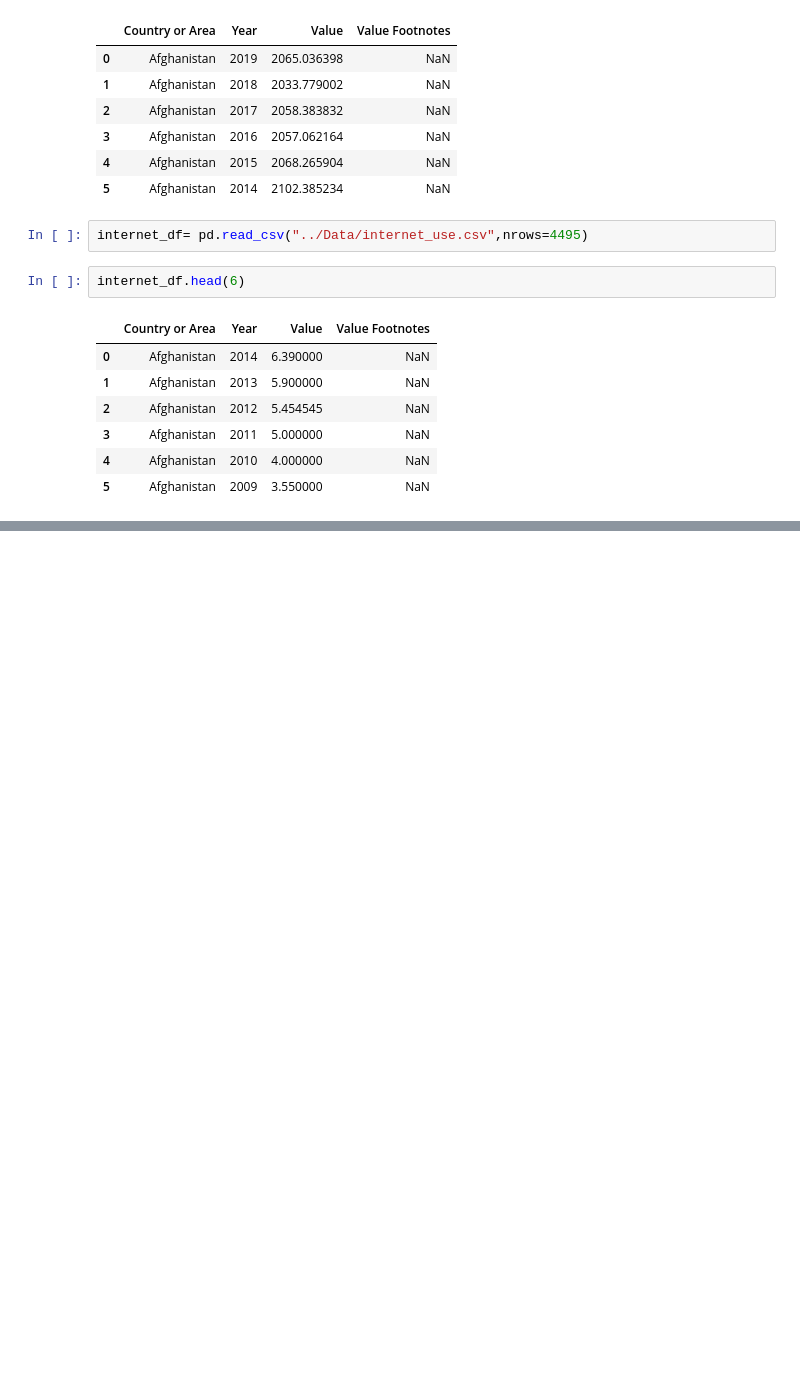
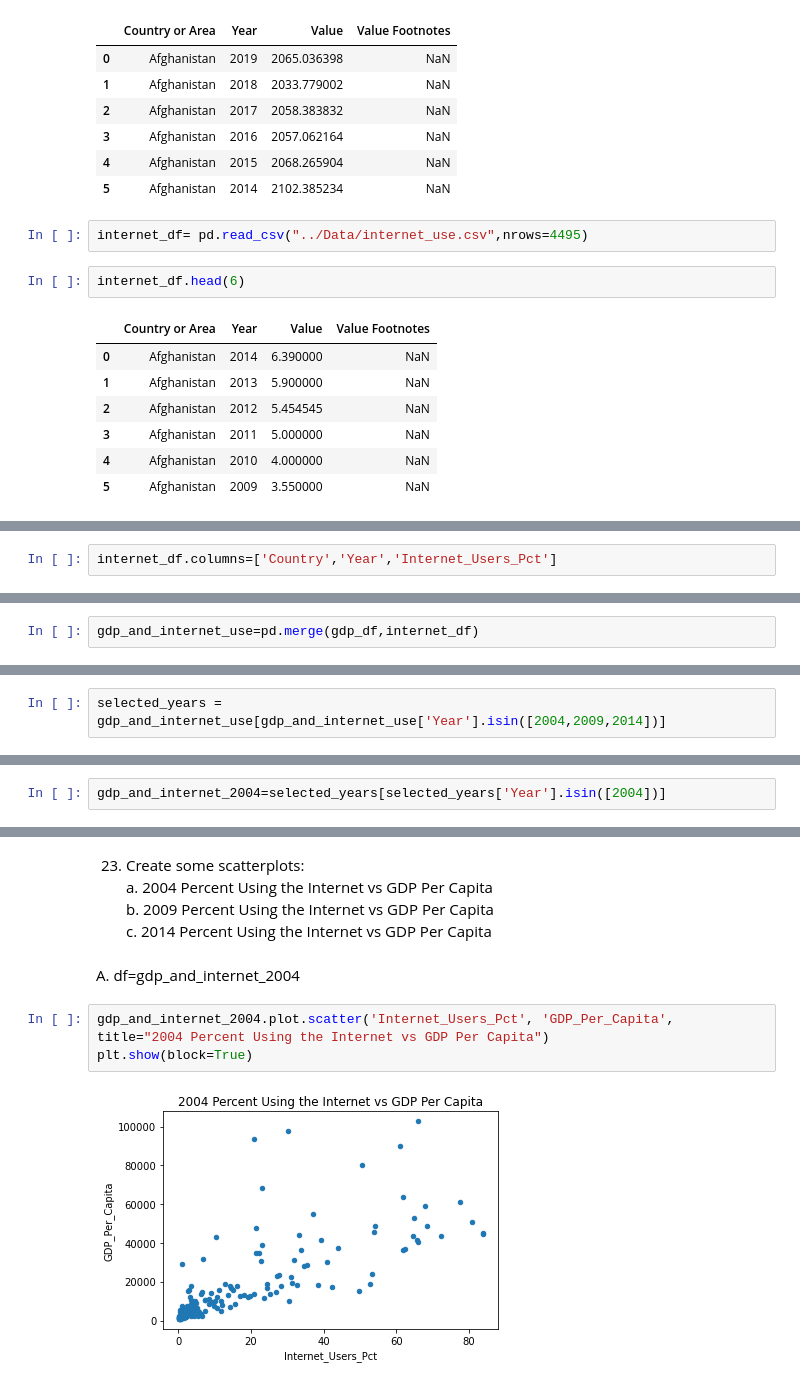
Before and after one commit to NSS-Data-Analytics-Cohort-7/gdp-and-internet-usage-jessw4914, a Jupyter notebook: notebook/Jess_un.ipynb, the cells around one changed output, grey strips where cells are left out. Saved outputs shown, nothing was run; the diff lists cells and outputs as text; blank space fills up the shorter version.

```diff
--- a/notebook/Jess_un.ipynb
+++ b/notebook/Jess_un.ipynb
@@ -33,0 +92,2 @@ internet_df.head(6)
+# %%
+internet_df.columns=['Country','Year','Internet_Users_Pct']
@@ -33,0 +96,2 @@ internet_df.head(6)
+# %%
+gdp_and_internet_use=pd.merge(gdp_df,internet_df)
@@ -33,0 +122,2 @@ internet_df.head(6)
+# %%
+selected_years = gdp_and_internet_use[gdp_and_internet_use['Year'].isin([2004,2009,2014])]
@@ -33,0 +140,2 @@ internet_df.head(6)
+# %%
+gdp_and_internet_2004=selected_years[selected_years['Year'].isin([2004])]
@@ -33,0 +319,12 @@ internet_df.head(6)
+# %% [markdown]
+23.	Create some scatterplots:
+    a.  2004 Percent Using the Internet vs GDP Per Capita
+    b.	2009 Percent Using the Internet vs GDP Per Capita
+    c.	2014 Percent Using the Internet vs GDP Per Capita
+# %% [markdown]
+A.  df=gdp_and_internet_2004
+# %%
+gdp_and_internet_2004.plot.scatter('Internet_Users_Pct', 'GDP_Per_Capita', title="2004 Percent Using the Internet vs GDP Per Capita")
+plt.show(block=True)
+# %% [output]
+[figure, added]
```
Also changed, not shown: parts of 60 cells of this notebook.
